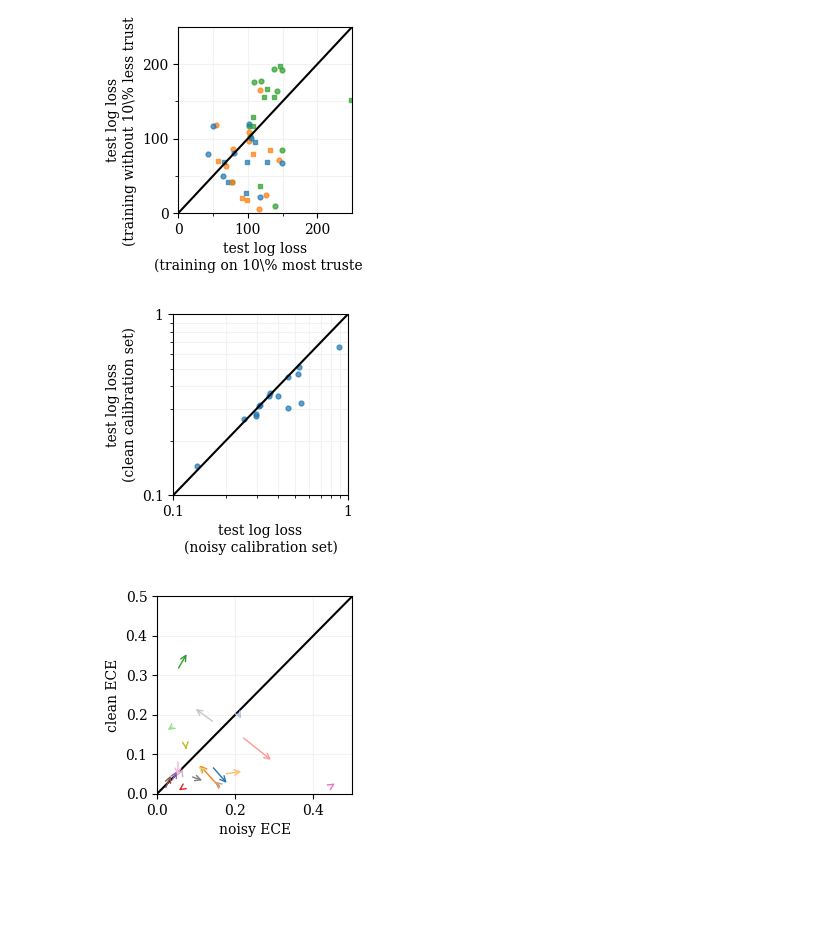
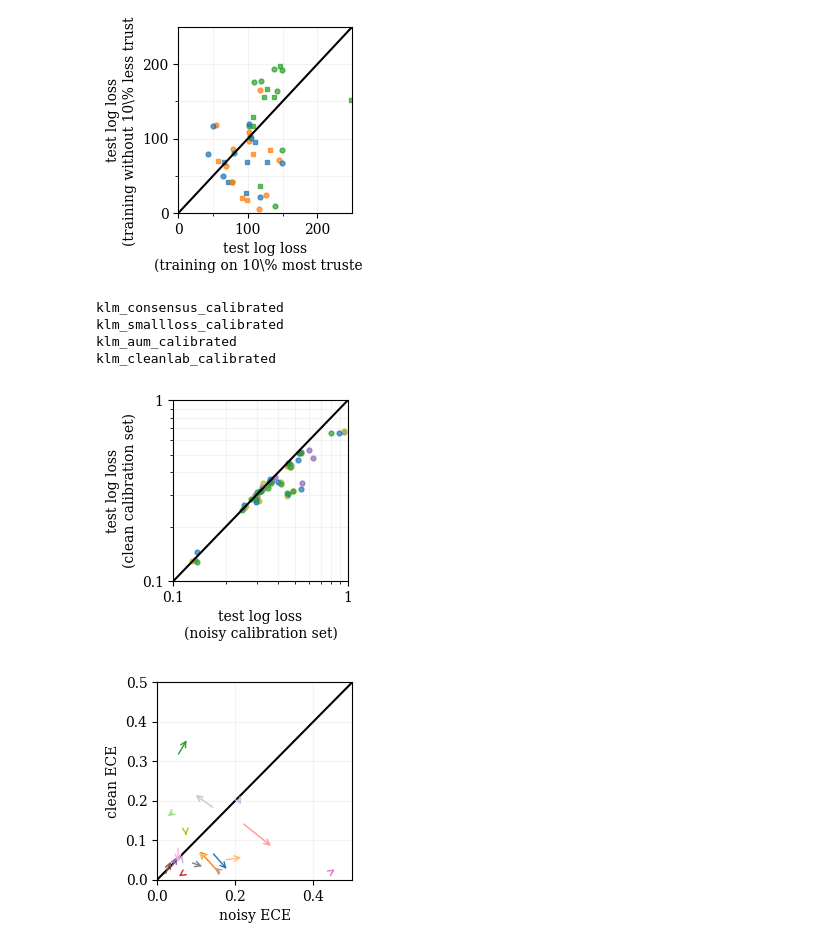
Before and after one commit to Orange-OpenSource/mislabeled-benchmark, a Jupyter notebook: analysis_estim.ipynb, the cells around one changed output. Cells and saved outputs as stored; diff of their text form; code cells hidden in the pictures; blank space fills up the shorter version.

Commit message:
add noisy calib for all detectors

```diff
--- a/analysis_estim.ipynb
+++ b/analysis_estim.ipynb
@@ -988,51 +992,63 @@ def plot_perf_clean_vs_noisy_calib(suffix, k, exp_alt):
 
     tf.figure(width=TMLR_textwidth * (2 / 5), ratio=1, pad=0.5)
 
-    perf_noise = logl_cv_weak.loc[logl_cv_weak.index == "klm_aum_calibrated_noisy"]
-    perf_clean = logl_cv_weak.loc[logl_cv_weak.index == "klm_aum_calibrated"]
+    for detector in set(detectors) - set(baselines):
 
-    if perf_noise.shape != perf_clean.shape:
-        return None
 
-    plt.scatter(
-        perf_noise,
-        perf_clean,
-        # color=full_detector_colors[detector],
-        s=12,
-        alpha=0.7,
-        # marker=full_detector_markers[detector],
-    )
+        if "calibrated" not in detector or "nois" in detector or "gb" in detector or "forget" in detector:
+            continue
+
+        print(detector)
+
+        perf_noise = logl_cv_weak.loc[logl_cv_weak.index == f"{detector}_noisy"]
+        perf_clean = logl_cv_weak.loc[logl_cv_weak.index == detector]
+
+        if perf_noise.shape != perf_clean.shape:
+            return None
+
+        plt.scatter(
+            perf_noise,
+            perf_clean,
+            color=full_detector_colors[detector],
+            s=12,
+            alpha=0.7,
+            # marker=full_detector_markers[detector],
+        )
 
     xlims, ylims = plt.xlim(), plt.ylim()
     xy_min = min(xlims[0], ylims[0])
     xy_max = max(xlims[1], ylims[1])
 
     plt.plot([xy_min, xy_max], [xy_min, xy_max], color="black")
     plt.xlabel("test log loss\n(noisy calibration set)")
     plt.ylabel("test log loss\n(clean calibration set)")
 
     custom_grid(plt.gca())
     plt.xlim(1e-1, 1)
     plt.ylim(1e-1, 1)
     plt.xscale("log")
     plt.yscale("log")
 
     plt.xticks(np.arange(0.1, 1, 0.1), [], minor=True)
     plt.yticks(np.arange(0.1, 1, 0.1), [], minor=True)
     plt.xticks([0.1, 1], [0.1, 1], minor=False)
     plt.yticks([0.1, 1], [0.1, 1], minor=False)
     # plt.grid()
 
     tf.savefig(f"figures/perf_clean_vs_noisy_calib/{exp_alt}{suffix.replace('/','_')}")
     plt.show()
 
 
 if not os.path.exists("figures/perf_clean_vs_noisy_calib"):
     os.mkdir("figures/perf_clean_vs_noisy_calib")
 
 plot_perf_clean_vs_noisy_calib(suffix="/klm", k="clean", exp_alt="allclass")
 # %% [output]
+klm_consensus_calibrated
+klm_smallloss_calibrated
+klm_aum_calibrated
+klm_cleanlab_calibrated
-[figure, old version]
+[figure, new version]
 # %%
 def plot_nnar_vs_ncar(suffix, k, exp_alt):
     logl_cv_noise = all_val_cv[exp_alt]["noise" + suffix]["logl"][k]
```
Also changed, not shown: parts of 11 cells of this notebook, 2 other files.
